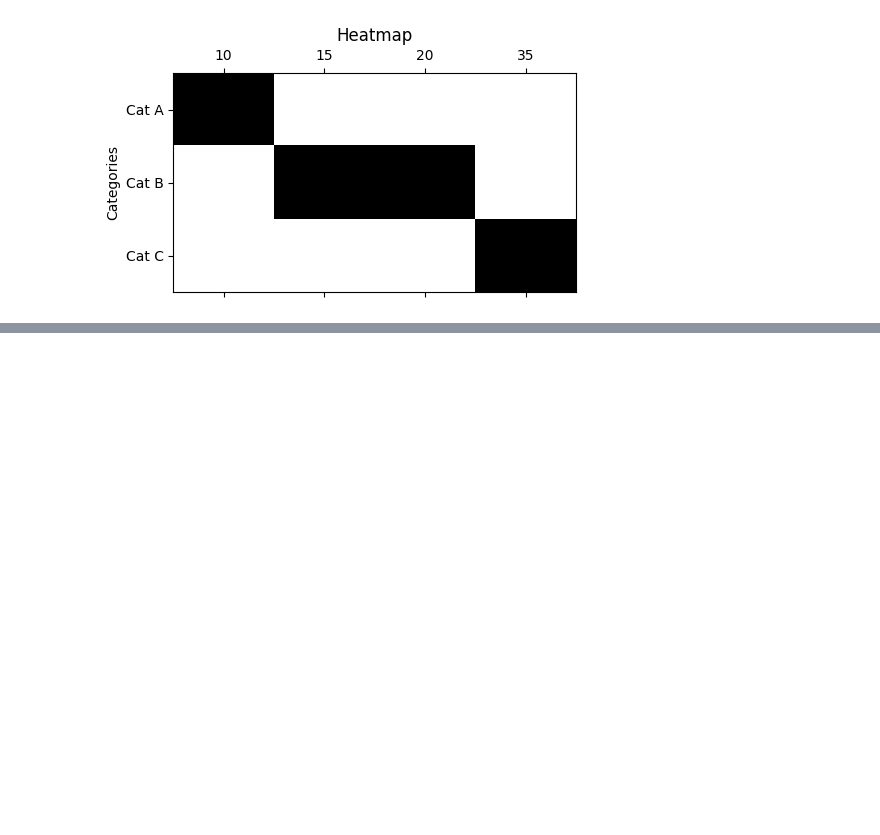
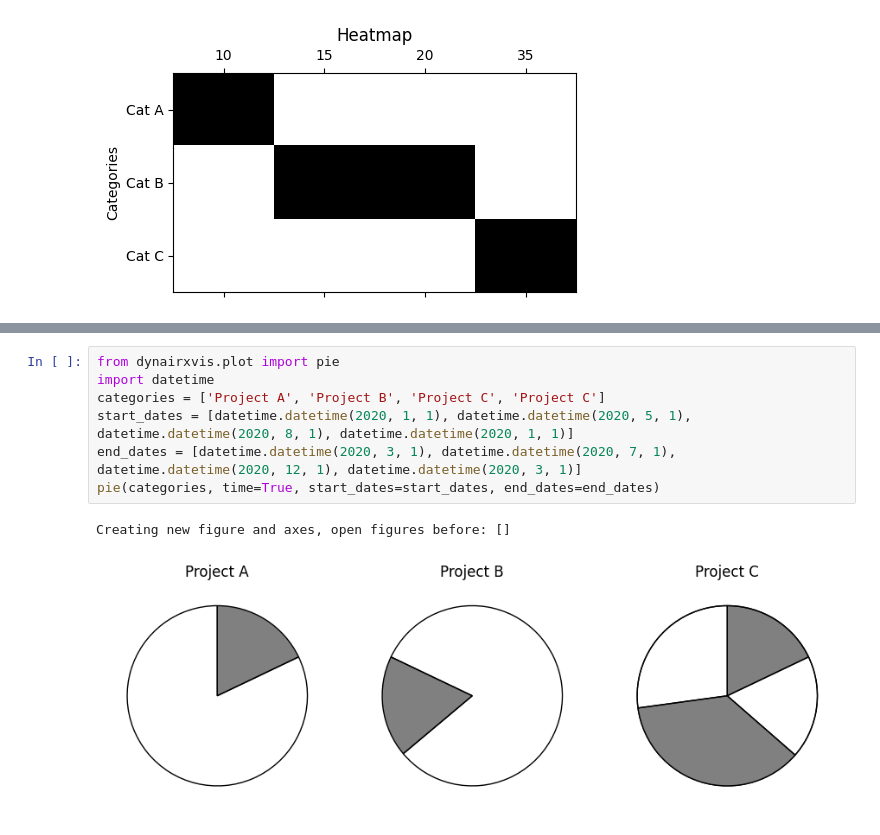
Before and after one commit to layik/dynairxvis, a Jupyter notebook: notebooks/get_started.ipynb, the cells around one changed output, grey strips where cells are left out. Drawn from its saved outputs; the diff is of its cells as text; blank space fills up the shorter version.

```diff
--- a/notebooks/get_started.ipynb
+++ b/notebooks/get_started.ipynb
@@ -64,0 +67,10 @@ pie(categories, values)
+# %%
+from dynairxvis.plot import pie
+import datetime
+categories = ['Project A', 'Project B', 'Project C', 'Project C']
+start_dates = [datetime.datetime(2020, 1, 1), datetime.datetime(2020, 5, 1), datetime.datetime(2020, 8, 1), datetime.datetime(2020, 1, 1)]
+end_dates = [datetime.datetime(2020, 3, 1), datetime.datetime(2020, 7, 1), datetime.datetime(2020, 12, 1), datetime.datetime(2020, 3, 1)]
+pie(categories, time=True, start_dates=start_dates, end_dates=end_dates)
+# %% [output]
+Creating new figure and axes, open figures before: []
+[figure, added]
```
Also changed, not shown: parts of 1 cell of this notebook, 4 other files.
